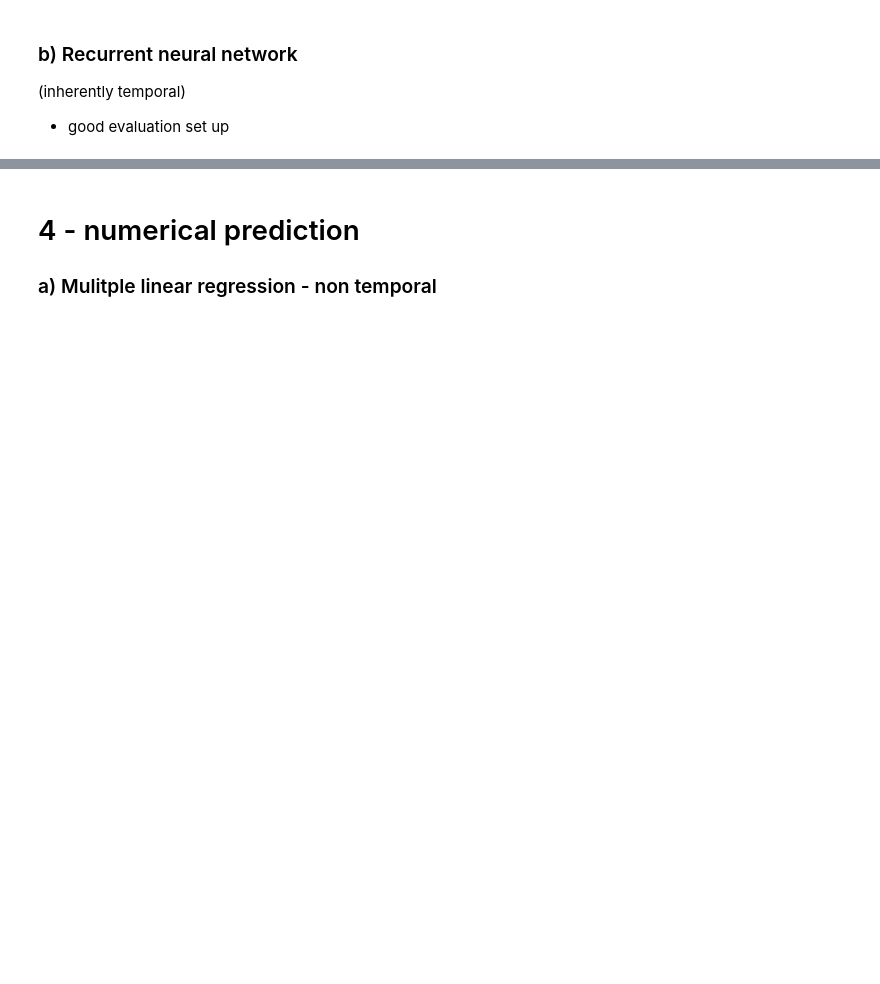
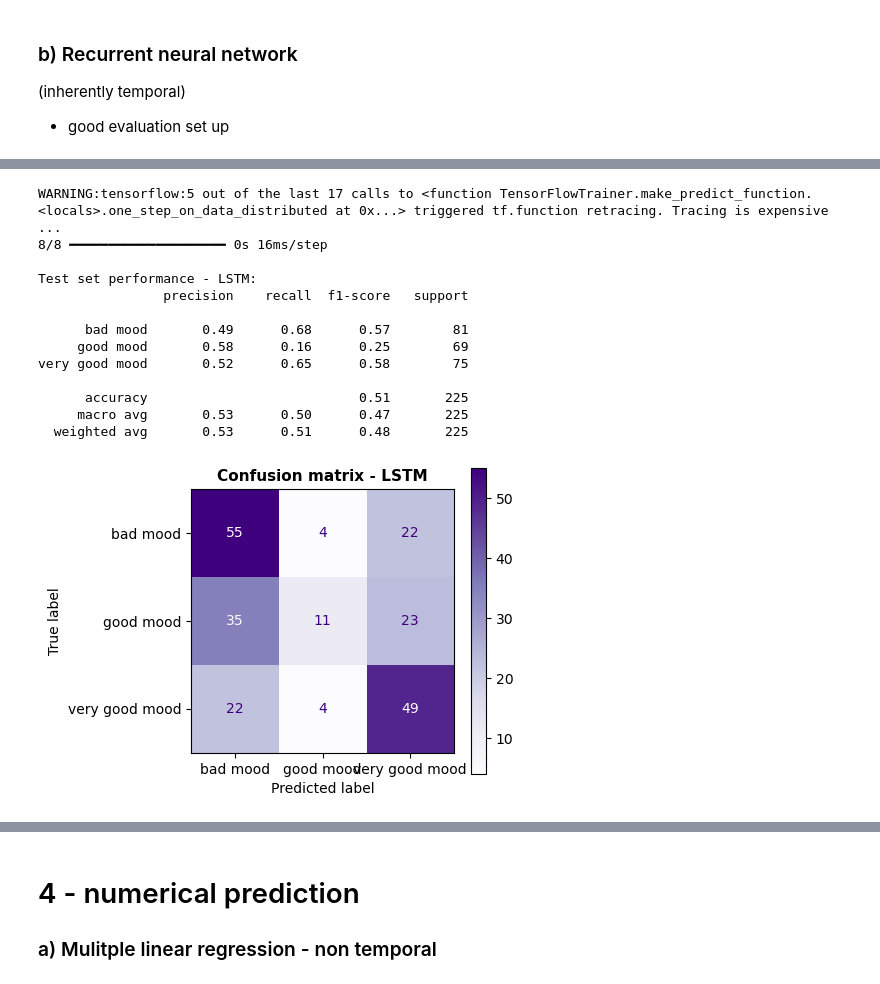
Before and after one commit to alicja-a-d/Data_Mining, a Jupyter notebook: assignment1_DMT_v1.ipynb, the cells around one changed output, grey strips where cells are left out. Cells and saved outputs as stored; diff of their text form; code cells hidden in the pictures; blank space fills up the shorter version.

Commit message:
added LSTM

```diff
--- a/assignment1_DMT_v1.ipynb
+++ b/assignment1_DMT_v1.ipynb
@@ -887,0 +1090,5 @@ plt.show()
+# %%
+# Map continuous mood to the same three classes as XGBoost
+y_seq_class = pd.cut(
+    y_seq_raw, bins=[-np.inf, q33, q66, np.inf], labels=[0, 1, 2]
+).astype(int)
@@ -887,0 +1207,32 @@ plt.show()
+# %%
+# --- Evaluation ---
+y_pred_prob = model_rnn.predict(X_te_sc)
+y_pred_cls  = np.argmax(y_pred_prob, axis=1)
+
+print("\nTest set performance - LSTM:")
+print(classification_report(y_te_arr, y_pred_cls, target_names=class_names))
+
+fig, ax = plt.subplots(figsize=(5, 4))
+ConfusionMatrixDisplay.from_predictions(
+    y_te_arr, y_pred_cls,
+    display_labels=class_names,
+    cmap='Purples', ax=ax
+)
+ax.set_title("Confusion matrix - LSTM")
+plt.tight_layout()
+plt.show()
+# %% [output]
+WARNING:tensorflow:5 out of the last 17 calls to <function TensorFlowTrainer.make_predict_function.<locals>.one_step_on_data_distributed at 0x...> triggered tf.function retracing. Tracing is expensive ...
+8/8 ━━━━━━━━━━━━━━━━━━━━ 0s 16ms/step
+
+Test set performance - LSTM:
+                precision    recall  f1-score   support
+
+      bad mood       0.49      0.68      0.57        81
+     good mood       0.58      0.16      0.25        69
+very good mood       0.52      0.65      0.58        75
+
+      accuracy                           0.51       225
+     macro avg       0.53      0.50      0.47       225
+  weighted avg       0.53      0.51      0.48       225
+[figure, added]
```
Also changed, not shown: parts of 36 cells of this notebook.
